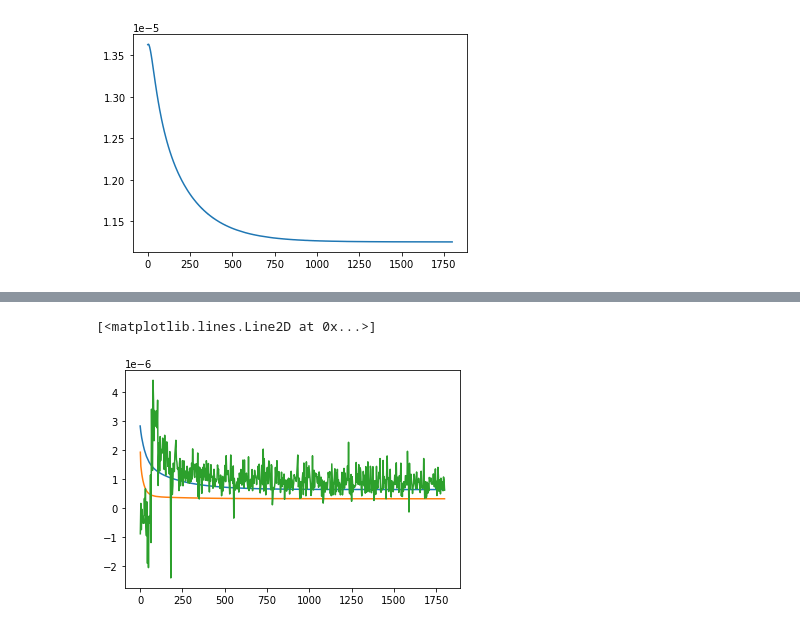
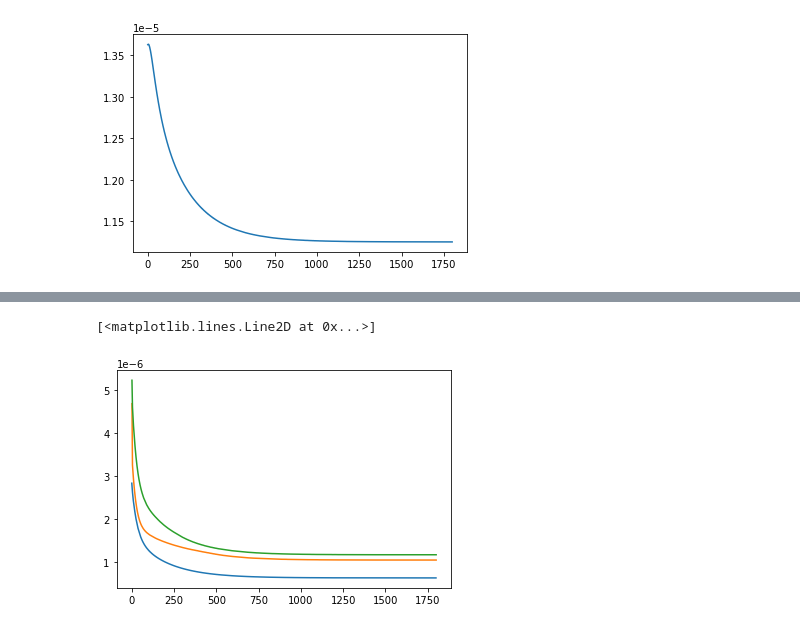
Before and after one commit to dbelivanis/Information-Theory-2, a Jupyter notebook: Optimization/check.ipynb, the cells around one changed output, grey strips where cells are left out. Saved outputs shown, nothing was run; the diff lists cells and outputs as text; code cells hidden in the pictures.

```diff
--- a/Optimization/check.ipynb
+++ b/Optimization/check.ipynb
@@ -6,7 +6,7 @@ from scipy import special
 import matplotlib.pyplot as plt
 import statsmodels.stats.weightstats as sm
 # %%
-N_steps = 600
+N_steps = 100
 N_steps_orig = 1800
 N_k = 64
 T_h = 18000
@@ -119,7 +120,7 @@ plt.plot(np.linspace(1,1800,N_steps),q_x[1,0:4,:].mean(axis=0))
 # %%
 plt.plot(q_MC_y.mean(axis=0))
-plt.plot(np.linspace(1,1800,N_steps),q_y[0,:,:].mean(axis=0))
 plt.plot(np.linspace(1,1800,N_steps),q_y[1,0:4,:].mean(axis=0))
+plt.plot(np.linspace(1,1800,N_steps),q_y[2,0:4,:].mean(axis=0))
 # %% [output]
 [<matplotlib.lines.Line2D at 0x...>]
-[figure, old version]
+[figure, new version]
```
Also changed, not shown: parts of 6 cells of this notebook, 1 other file.
